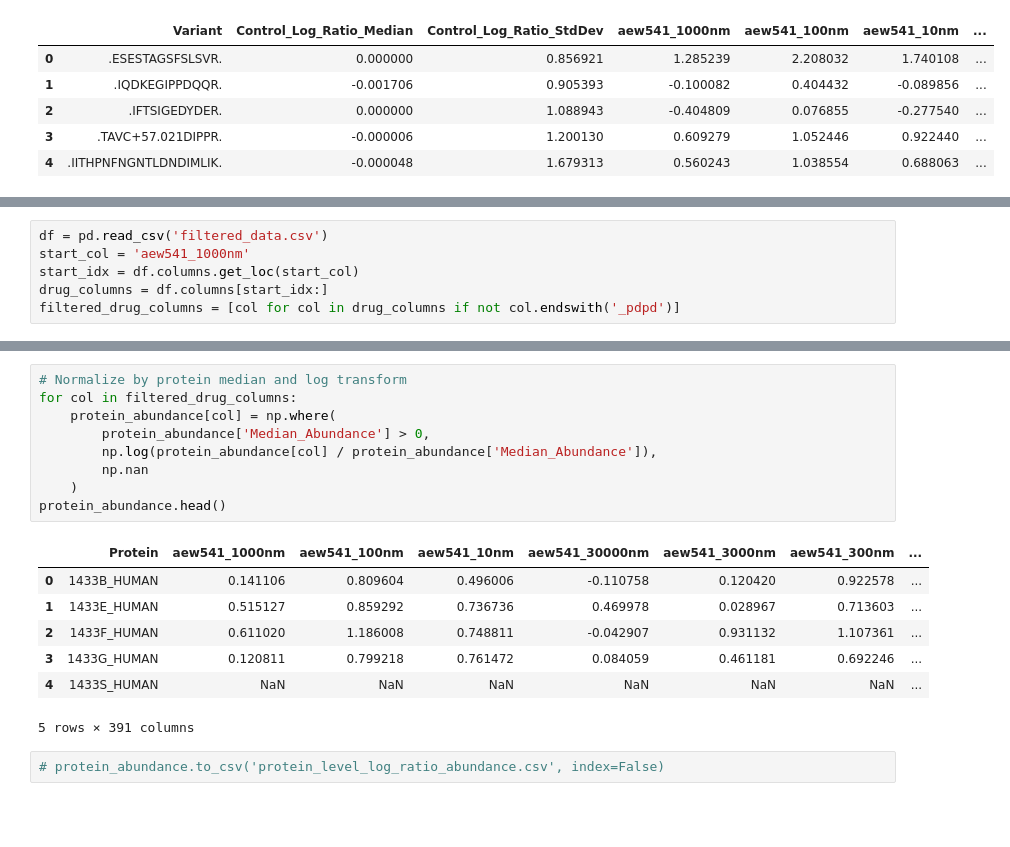
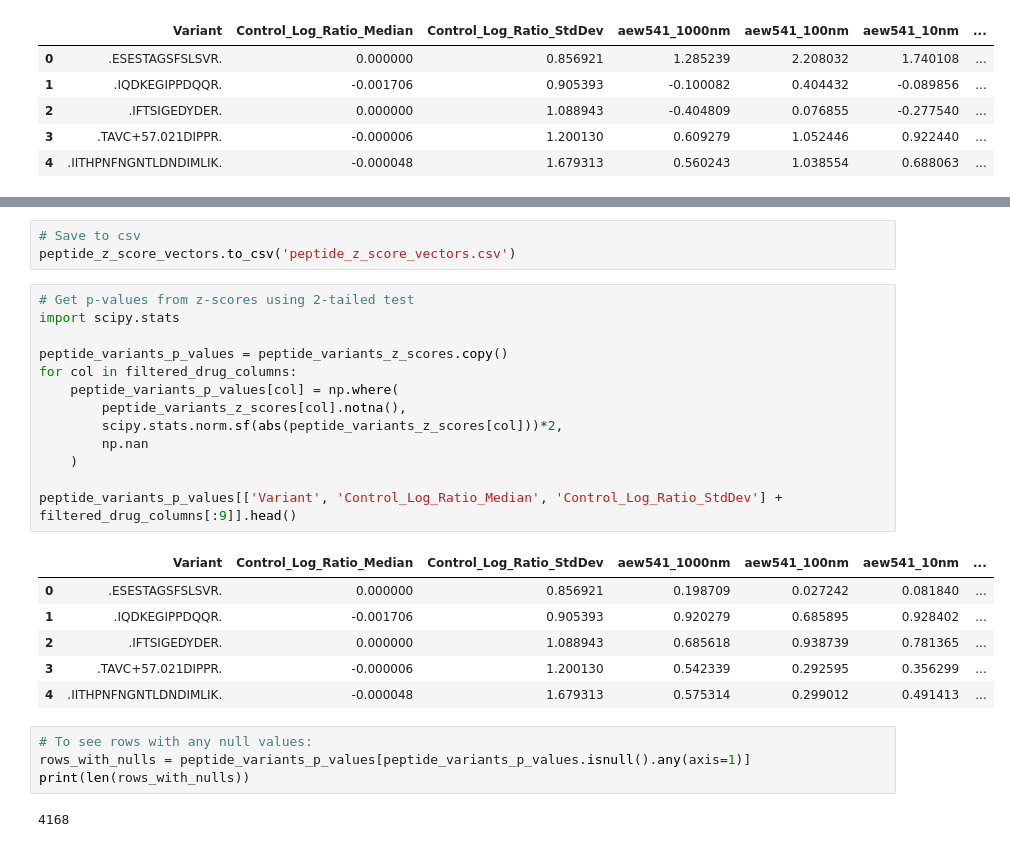
Before and after one commit to Ayushmaniar/Big-Data-Science-Drug-Protein-Interactions, a Jupyter notebook: Statistical_Analysis.ipynb, the cells around one changed output, grey strips where cells are left out. Saved outputs shown, nothing was run; the diff lists cells and outputs as text; blank space fills up the shorter version.

```diff
--- a/Statistical_Analysis.ipynb
+++ b/Statistical_Analysis.ipynb
@@ -333,6 +167,0 @@ import numpy as np
-# %%
-df = pd.read_csv('filtered_data.csv')
-start_col = 'aew541_1000nm'
-start_idx = df.columns.get_loc(start_col)
-drug_columns = df.columns[start_idx:]
-filtered_drug_columns = [col for col in drug_columns if not col.endswith('_pdpd')]
@@ -380,19 +168,29 @@ protein_abundance.head()
-# %%
-# Normalize by protein median and log transform
-for col in filtered_drug_columns:
-    protein_abundance[col] = np.where(
-        protein_abundance['Median_Abundance'] > 0,
-        np.log(protein_abundance[col] / protein_abundance['Median_Abundance']),
-        np.nan
-    )
-protein_abundance.head()
-# %% [output]
-|  | Protein | aew541_1000nm | aew541_100nm | aew541_10nm | aew541_30000nm | aew541_3000nm | aew541_300nm | ... |
-| 0 | 1433B_HUMAN | 0.141106 | 0.809604 | 0.496006 | -0.110758 | 0.120420 | 0.922578 | ... |
-| 1 | 1433E_HUMAN | 0.515127 | 0.859292 | 0.736736 | 0.469978 | 0.028967 | 0.713603 | ... |
-| 2 | 1433F_HUMAN | 0.611020 | 1.186008 | 0.748811 | -0.042907 | 0.931132 | 1.107361 | ... |
-| 3 | 1433G_HUMAN | 0.120811 | 0.799218 | 0.761472 | 0.084059 | 0.461181 | 0.692246 | ... |
-| 4 | 1433S_HUMAN | NaN | NaN | NaN | NaN | NaN | NaN | ... |
-5 rows × 391 columns
-# %%
-# protein_abundance.to_csv('protein_level_log_ratio_abundance.csv', index=False)
+# %%
+# Save to csv
+peptide_z_score_vectors.to_csv('peptide_z_score_vectors.csv')
+# %%
+# Get p-values from z-scores using 2-tailed test
+import scipy.stats
+
+peptide_variants_p_values = peptide_variants_z_scores.copy()
+for col in filtered_drug_columns:
+    peptide_variants_p_values[col] = np.where(
+        peptide_variants_z_scores[col].notna(),
+        scipy.stats.norm.sf(abs(peptide_variants_z_scores[col]))*2,
+        np.nan
+    )
+
+peptide_variants_p_values[['Variant', 'Control_Log_Ratio_Median', 'Control_Log_Ratio_StdDev'] + filtered_drug_columns[:9]].head()
+# %% [output]
+|  | Variant | Control_Log_Ratio_Median | Control_Log_Ratio_StdDev | aew541_1000nm | aew541_100nm | aew541_10nm | ... |
+| 0 | .ESESTAGSFSLSVR. | 0.000000 | 0.856921 | 0.198709 | 0.027242 | 0.081840 | ... |
+| 1 | .IQDKEGIPPDQQR. | -0.001706 | 0.905393 | 0.920279 | 0.685895 | 0.928402 | ... |
+| 2 | .IFTSIGEDYDER. | 0.000000 | 1.088943 | 0.685618 | 0.938739 | 0.781365 | ... |
+| 3 | .TAVC+57.021DIPPR. | -0.000006 | 1.200130 | 0.542339 | 0.292595 | 0.356299 | ... |
+| 4 | .IITHPNFNGNTLDNDIMLIK. | -0.000048 | 1.679313 | 0.575314 | 0.299012 | 0.491413 | ... |
+# %%
+# To see rows with any null values:
+rows_with_nulls = peptide_variants_p_values[peptide_variants_p_values.isnull().any(axis=1)]
+print(len(rows_with_nulls))
+# %% [output]
+4168
```
Also changed, not shown: parts of 28 cells of this notebook, 11 other files.
